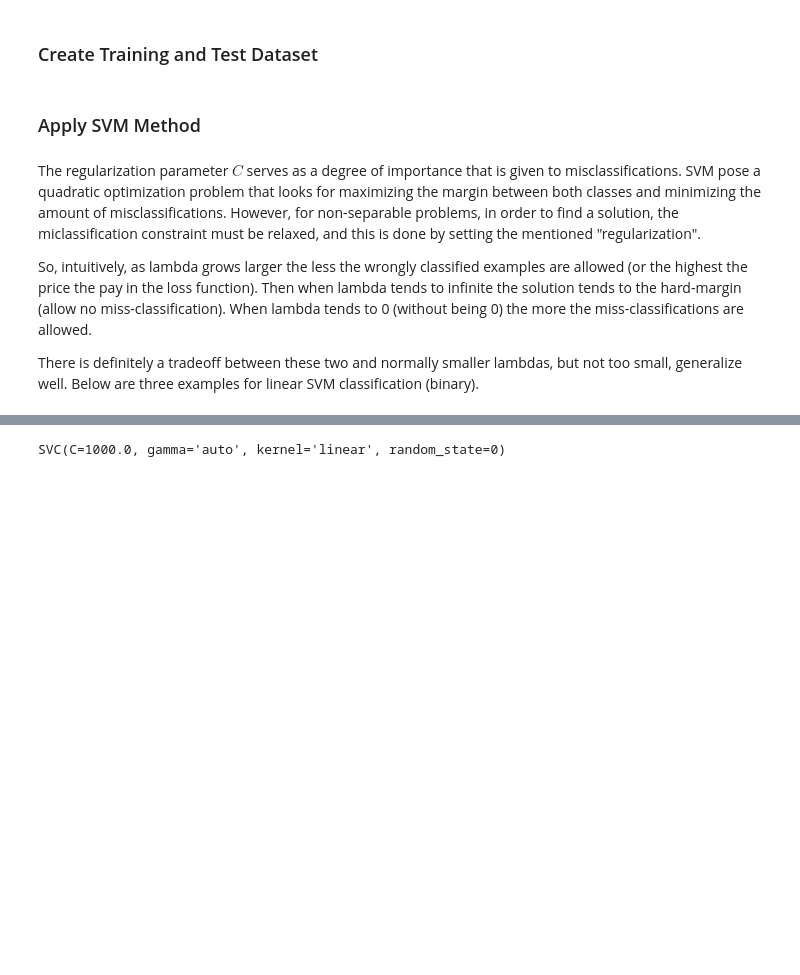
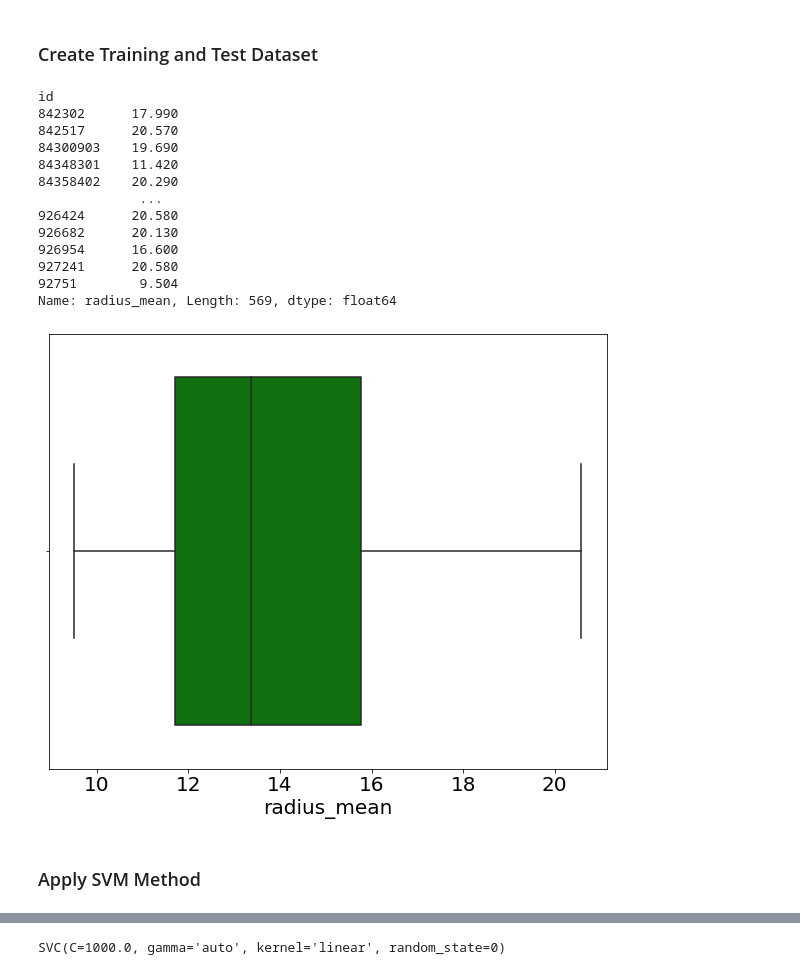
Before and after one commit to lcsrodriguez/intro-ml-assignment, a Jupyter notebook: assignment.ipynb, the cells around one changed output, grey strips where cells are left out. Saved outputs shown, nothing was run; the diff lists cells and outputs as text; code cells hidden in the pictures; blank space fills up the shorter version.

Commit message:
Adding notebook with new update : outliers on train data only

```diff
--- a/assignment.ipynb
+++ b/assignment.ipynb
@@ -608,11 +596,34 @@ size_sample_test = 0.23
 
 # Creation of training and testing dataset
 X_train, X_test, Y_train, Y_test = train_test_split(X, Y, test_size = size_sample_test)
+# %%
+def apply_outliers_detect_col(col):
+    """
+    """
+    return winsorize(col, limits=[0.05, 0.05])
+
+def apply_outliers_detect(df):
+    """
+    """
+    return df.apply(apply_outliers_detect_col, axis = 0)
+new_df = apply_outliers_detect(X)
+
+sns.boxplot(x = new_df["radius_mean"], color="green")
+new_df["radius_mean"]
+# %% [output]
+id
+842302      17.990
+842517      20.570
+84300903    19.690
+84348301    11.420
+84358402    20.290
+             ...
+926424      20.580
+926682      20.130
+926954      16.600
+927241      20.580
+92751        9.504
+Name: radius_mean, Length: 569, dtype: float64
+[figure, added]
 # %% [markdown]
 ### Apply SVM Method
-# %% [markdown]
-The regularization parameter $C$ serves as a degree of importance that is given to misclassifications. SVM pose a quadratic optimization problem that looks for maximizing the margin between both classes and minimizing the amount of misclassifications. However, for non-separable problems, in order to find a solution, the miclassification constraint must be relaxed, and this is done by setting the mentioned "regularization".
-
-So, intuitively, as lambda grows larger the less the wrongly classified examples are allowed (or the highest the price the pay in the loss function). Then when lambda tends to infinite the solution tends to the hard-margin (allow no miss-classification). When lambda tends to 0 (without being 0) the more the miss-classifications are allowed.
-
-There is definitely a tradeoff between these two and normally smaller lambdas, but not too small, generalize well. Below are three examples for linear SVM classification (binary).
```
Also changed, not shown: parts of 54 cells of this notebook.
